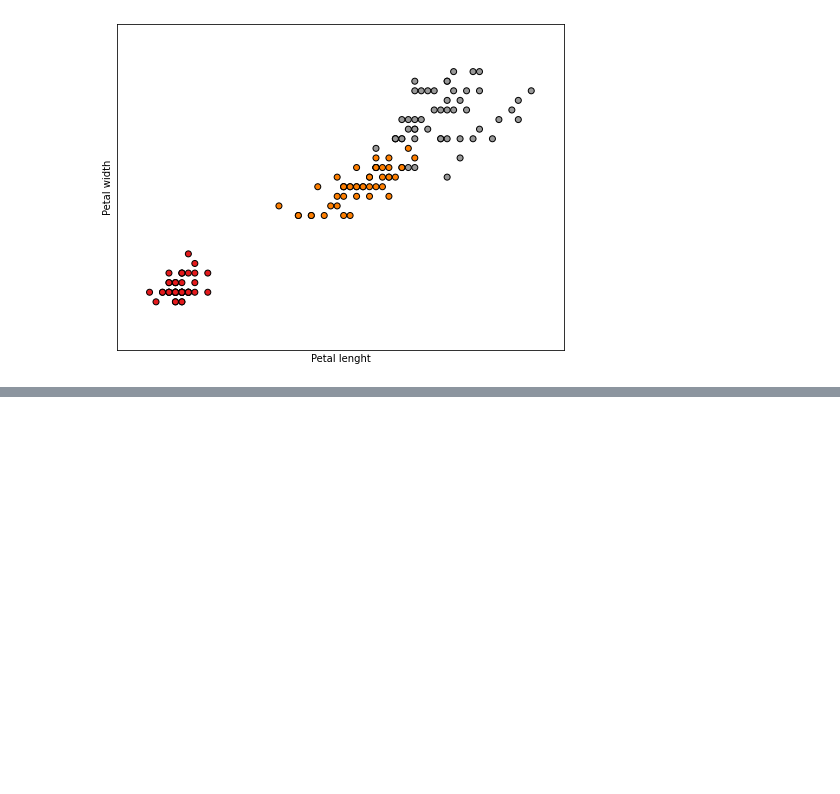
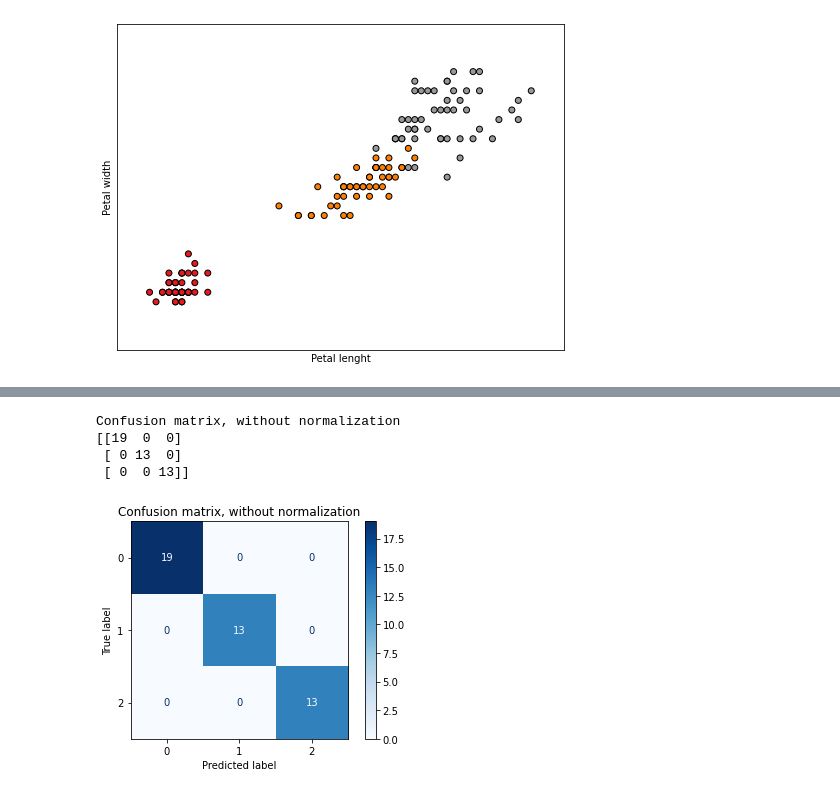
Before and after one commit to CarlosTheran/MachineLearningModels, a Jupyter notebook: NearestNeighbors.ipynb, the cells around one changed output, grey strips where cells are left out. Drawn from its saved outputs; the diff is of its cells as text; code cells hidden in the pictures; blank space fills up the shorter version.

```diff
--- a/NearestNeighbors.ipynb
+++ b/NearestNeighbors.ipynb
@@ -66,0 +92,5 @@ distance, indices = nbr.kneighbors(x_test.reshape(-1,4), return_distance=True)
+# %%
+#now lets work with KNeighborClassification
+from sklearn.neighbors import KNeighborsClassifier
+neigh = KNeighborsClassifier(n_neighbors=3)
+neigh.fit(x_train, y_train)
@@ -66,0 +136,19 @@ distance, indices = nbr.kneighbors(x_test.reshape(-1,4), return_distance=True)
+# %%
+# Plot non-normilized confusion matrix
+from sklearn.metrics import plot_confusion_matrix
+title_options = [("Confusion matrix, without normalization", None)]
+
+for title, normalize in title_options:
+    disp = plot_confusion_matrix(neigh, x_test, y_test, cmap=plt.cm.Blues, normalize=normalize)
+    disp.ax_.set_title(title)
+
+
+    print(title)
+    print(disp.confusion_matrix)
+plt.show()
+# %% [output]
+Confusion matrix, without normalization
+[[19  0  0]
+ [ 0 13  0]
+ [ 0  0 13]]
+[figure, added]
```
Also changed, not shown: parts of 7 cells of this notebook.
